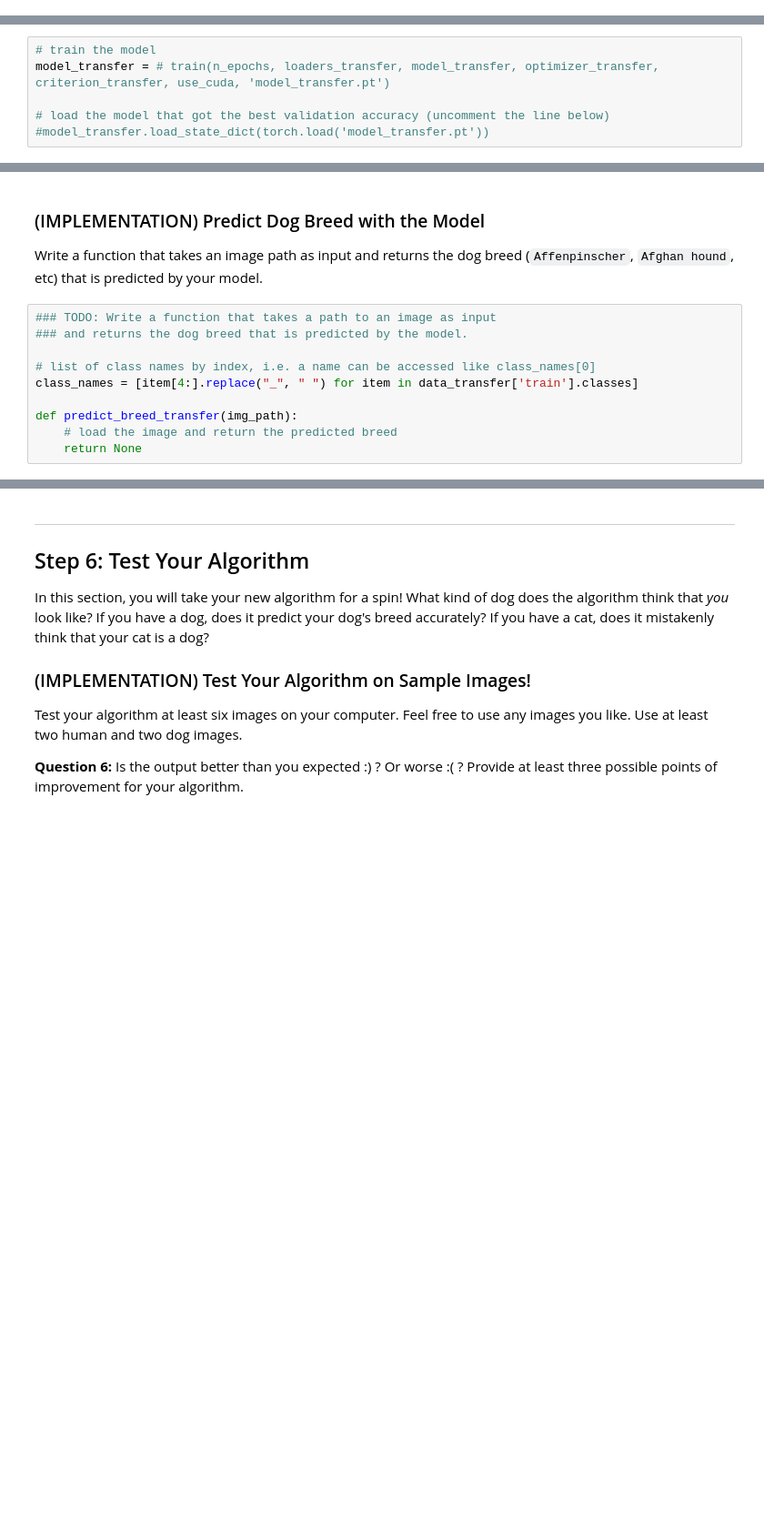
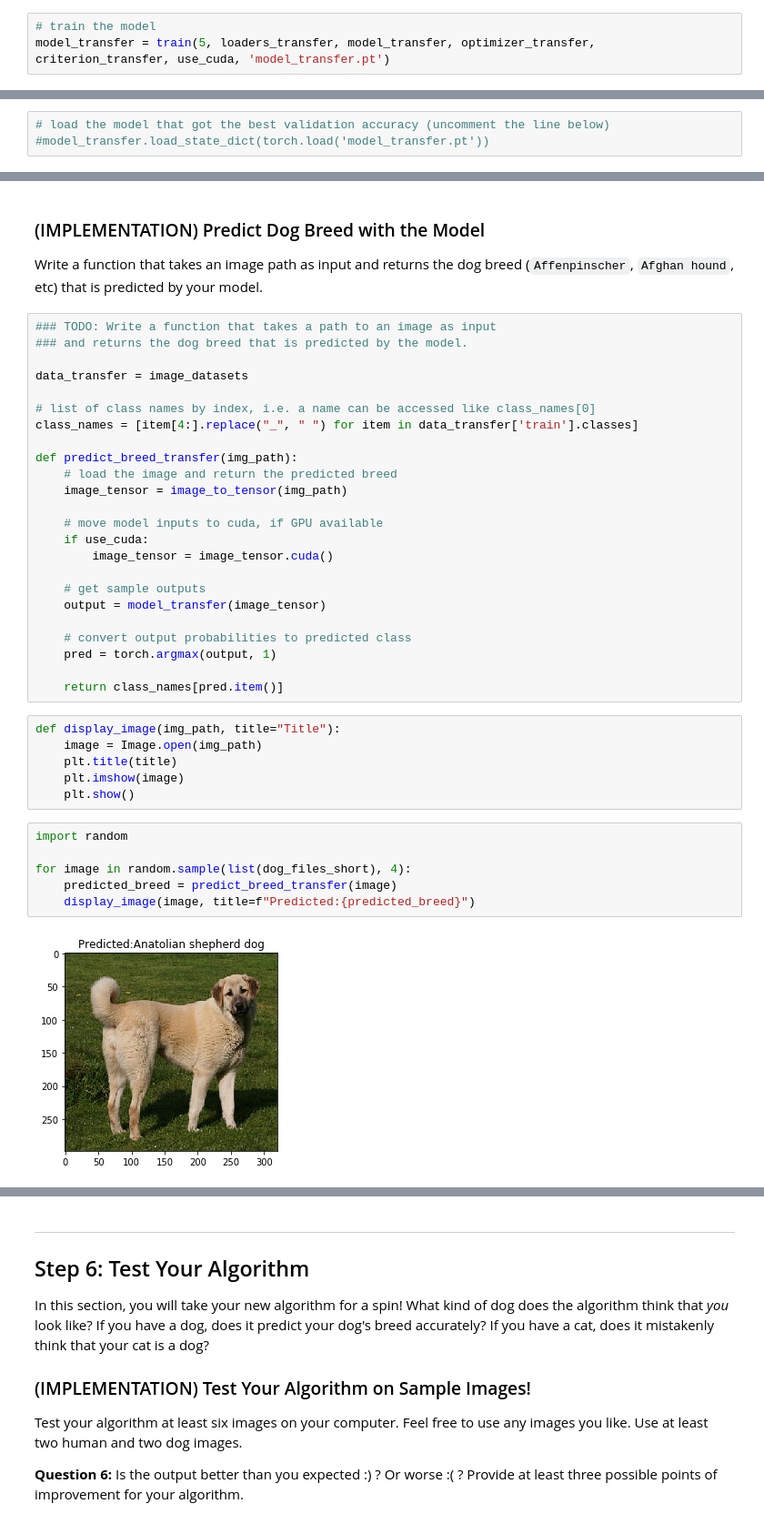
Before and after one commit to aadimator/deep-learning-nanodegree, a Jupyter notebook: project-dog-classification/dog_app.ipynb, the cells around one changed output, grey strips where cells are left out. Shown at 91% size. Drawn from its saved outputs; the diff is of its cells as text; blank space fills up the shorter version.

```diff
--- a/project-dog-classification/dog_app.ipynb
+++ b/project-dog-classification/dog_app.ipynb
@@ -669,3 +679,6 @@ optimizer_transfer = None
 ### (IMPLEMENTATION) Train and Validate the Model
 
 Train and validate your model in the code cell below.  [Save the final model parameters](http://pytorch.org/docs/master/notes/serialization.html) at filepath `'model_transfer.pt'`.
+# %%
+# train the model
+model_transfer = train(5, loaders_transfer, model_transfer, optimizer_transfer, criterion_transfer, use_cuda, 'model_transfer.pt')
@@ -672,7 +695,4 @@ Train and validate your model in the code cell below.  [Save the final model par
 # %%
-# train the model
-model_transfer = # train(n_epochs, loaders_transfer, model_transfer, optimizer_transfer, criterion_transfer, use_cuda, 'model_transfer.pt')
-
 # load the model that got the best validation accuracy (uncomment the line below)
 #model_transfer.load_state_dict(torch.load('model_transfer.pt'))
 # %% [markdown]
@@ -688,10 +713,38 @@ Write a function that takes an image path as input and returns the dog breed (`A
 # %%
 ### TODO: Write a function that takes a path to an image as input
 ### and returns the dog breed that is predicted by the model.
+
+data_transfer = image_datasets
 
 # list of class names by index, i.e. a name can be accessed like class_names[0]
 class_names = [item[4:].replace("_", " ") for item in data_transfer['train'].classes]
 
 def predict_breed_transfer(img_path):
     # load the image and return the predicted breed
-    return None
+    image_tensor = image_to_tensor(img_path)
+
+    # move model inputs to cuda, if GPU available
+    if use_cuda:
+        image_tensor = image_tensor.cuda()
+
+    # get sample outputs
+    output = model_transfer(image_tensor)
+
+    # convert output probabilities to predicted class
+    pred = torch.argmax(output, 1)
+
+    return class_names[pred.item()]
+# %%
+def display_image(img_path, title="Title"):
+    image = Image.open(img_path)
+    plt.title(title)
+    plt.imshow(image)
+    plt.show()
+# %%
+import random
+
+for image in random.sample(list(dog_files_short), 4):
+    predicted_breed = predict_breed_transfer(image)
+    display_image(image, title=f"Predicted:{predicted_breed}")
+# %% [output]
+[figure, added]
```
Also changed, not shown: parts of 17 cells of this notebook, 2 other files.
